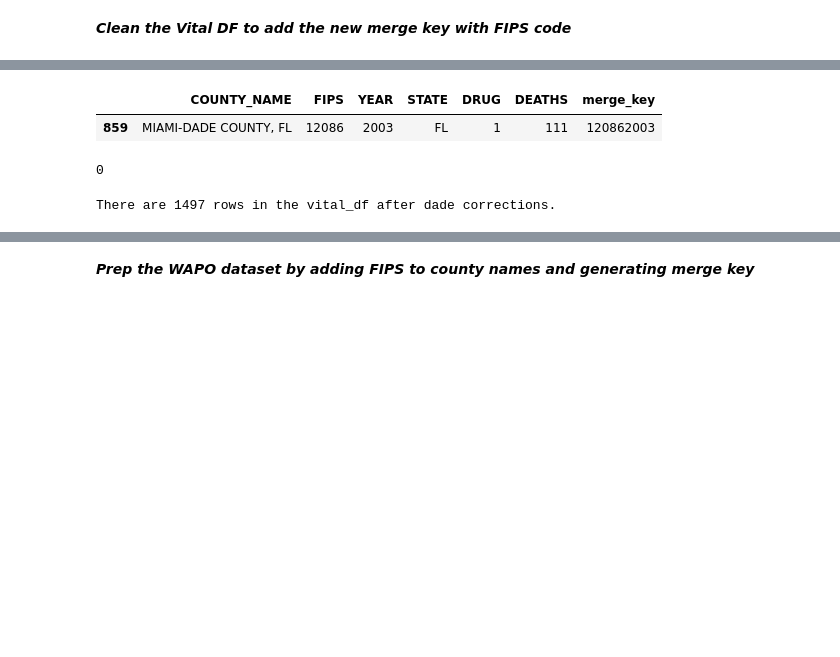
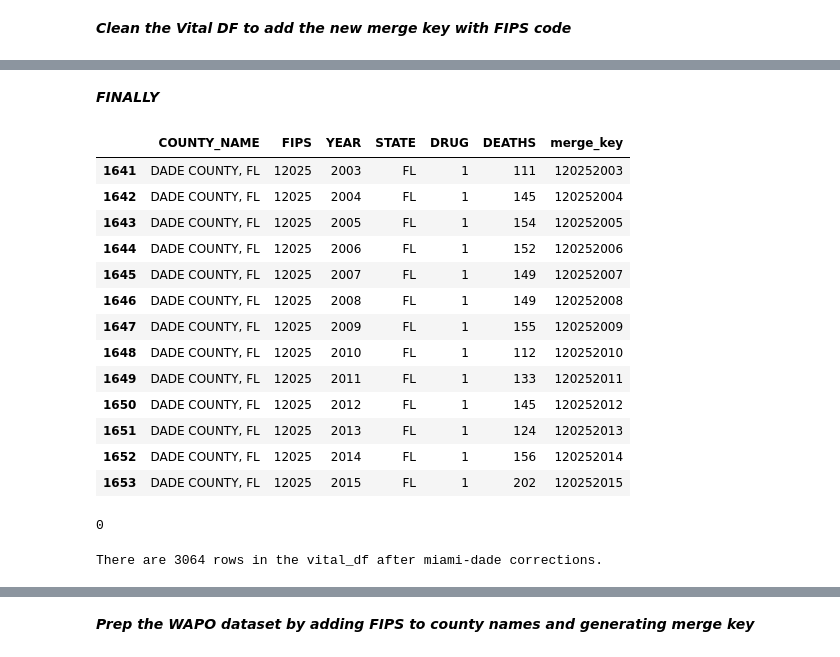
Before and after one commit to Yer1k/opioid_causal_inference, a Jupyter notebook: 10_code/data_merge.ipynb, the cells around one changed output, grey strips where cells are left out. Cells and saved outputs as stored; diff of their text form; code cells hidden in the pictures; blank space fills up the shorter version.

```diff
--- a/10_code/data_merge.ipynb
+++ b/10_code/data_merge.ipynb
@@ -86 +103,3 @@ vital_df_dade[vital_df_dade["FIPS"] == "12086"]
+# %% [markdown]
+***FINALLY***
 # %%
@@ -100,6 +112,0 @@ vital_df_dade["merge_key"] = vital_df_dade["FIPS"] + vital_df_dade["YEAR"].astyp
-# %%
-# find vital_df_dade merge key is 120862003
-vital_df_dade[vital_df_dade["merge_key"] == "120862003"]
-# %% [output]
-|  | COUNTY_NAME | FIPS | YEAR | STATE | DRUG | DEATHS | merge_key |
-| 859 | MIAMI-DADE COUNTY, FL | 12086 | 2003 | FL | 1 | 111 | 120862003 |
@@ -108,2 +113,21 @@ vital_df_dade[vital_df_dade["merge_key"] == "120862003"]
+# %%
+# find fips of 12025 should be many and 12086 - should be null
+vital_df[vital_df["FIPS"] == "12025"]
+# vital_df[vital_df["FIPS"] == "12086"]
+# %% [output]
+|  | COUNTY_NAME | FIPS | YEAR | STATE | DRUG | DEATHS | merge_key |
+| 1641 | DADE COUNTY, FL | 12025 | 2003 | FL | 1 | 111 | 120252003 |
+| 1642 | DADE COUNTY, FL | 12025 | 2004 | FL | 1 | 145 | 120252004 |
+| 1643 | DADE COUNTY, FL | 12025 | 2005 | FL | 1 | 154 | 120252005 |
+| 1644 | DADE COUNTY, FL | 12025 | 2006 | FL | 1 | 152 | 120252006 |
+| 1645 | DADE COUNTY, FL | 12025 | 2007 | FL | 1 | 149 | 120252007 |
+| 1646 | DADE COUNTY, FL | 12025 | 2008 | FL | 1 | 149 | 120252008 |
+| 1647 | DADE COUNTY, FL | 12025 | 2009 | FL | 1 | 155 | 120252009 |
+| 1648 | DADE COUNTY, FL | 12025 | 2010 | FL | 1 | 112 | 120252010 |
+| 1649 | DADE COUNTY, FL | 12025 | 2011 | FL | 1 | 133 | 120252011 |
+| 1650 | DADE COUNTY, FL | 12025 | 2012 | FL | 1 | 145 | 120252012 |
+| 1651 | DADE COUNTY, FL | 12025 | 2013 | FL | 1 | 124 | 120252013 |
+| 1652 | DADE COUNTY, FL | 12025 | 2014 | FL | 1 | 156 | 120252014 |
+| 1653 | DADE COUNTY, FL | 12025 | 2015 | FL | 1 | 202 | 120252015 |
 # %%
 # check for duplicate merge keys
@@ -112,7 +136,7 @@ vital_df_dade["merge_key"].duplicated().sum()
 0
 # %%
 print(
-    f"There are {vital_df_dade.shape[0]} rows in the vital_df after dade corrections."
+    f"There are {vital_df.shape[0]} rows in the vital_df after miami-dade corrections."
 )
 # %% [output]
-There are 1497 rows in the vital_df after dade corrections.
+There are 3064 rows in the vital_df after miami-dade corrections.
```
Also changed, not shown: parts of 21 cells of this notebook, 9 other files.
